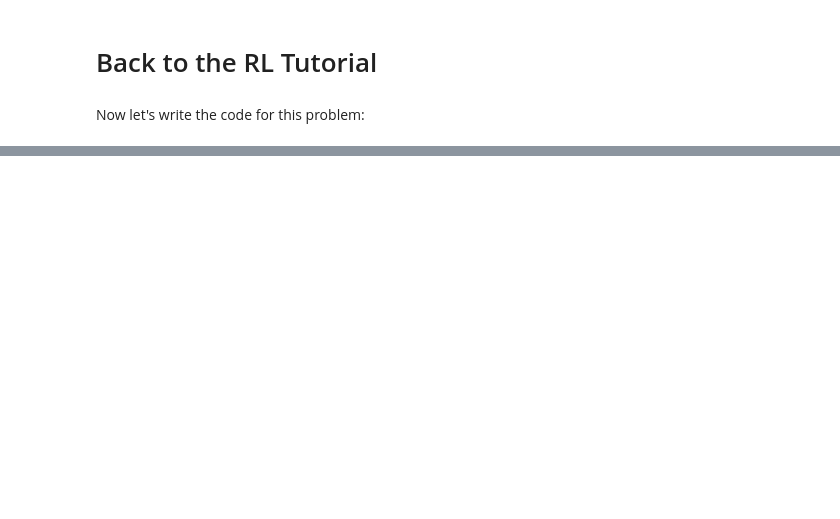
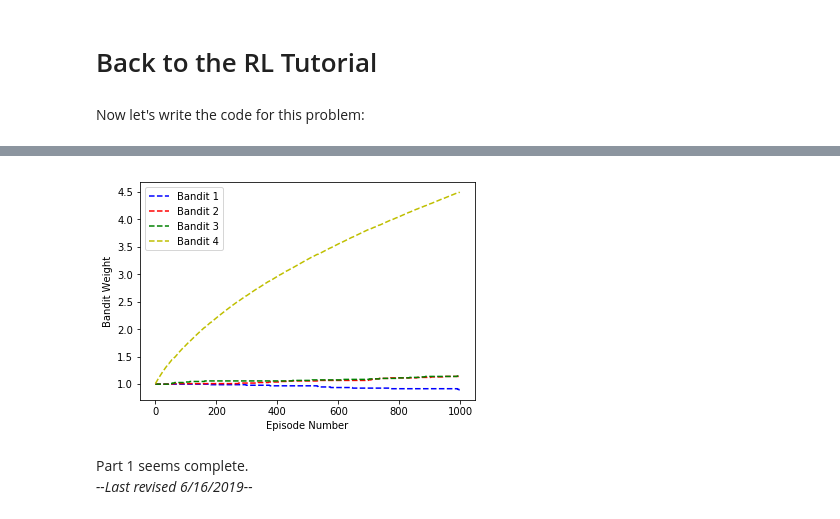
Before and after one commit to Benned-H/Summer2019, a Jupyter notebook: Simple_RL_with_TF/Part1.ipynb, the cells around one changed output, grey strips where cells are left out. Cells and saved outputs as stored; diff of their text form; code cells hidden in the pictures; blank space fills up the shorter version.

```diff
--- a/Simple_RL_with_TF/Part1.ipynb
+++ b/Simple_RL_with_TF/Part1.ipynb
@@ -282,0 +319,19 @@ That's next time. Last revised 6/14/2019
+# %%
+# Plotting how the weights changed over time.
+colors = ['b','r','g','y','m','k']
+
+for b in range(num_bandits):
+  curr_weights = []
+  for w in weights:
+    curr_weights.append(w[b])
+
+  line_name = "Bandit " + str(b+1)
+  curr_color = colors[b] + str("--")
+  plt.plot(range(len(curr_weights)), curr_weights, curr_color, label=line_name)
+
+plt.legend()
+plt.xlabel("Episode Number")
+plt.ylabel("Bandit Weight")
+plt.show()
+# %% [output]
+[figure, added]
@@ -282,0 +340,3 @@ That's next time. Last revised 6/14/2019
+# %% [markdown]
+Part 1 seems complete.
+*--Last revised 6/16/2019--*
```
Also changed, not shown: parts of 21 cells of this notebook.
